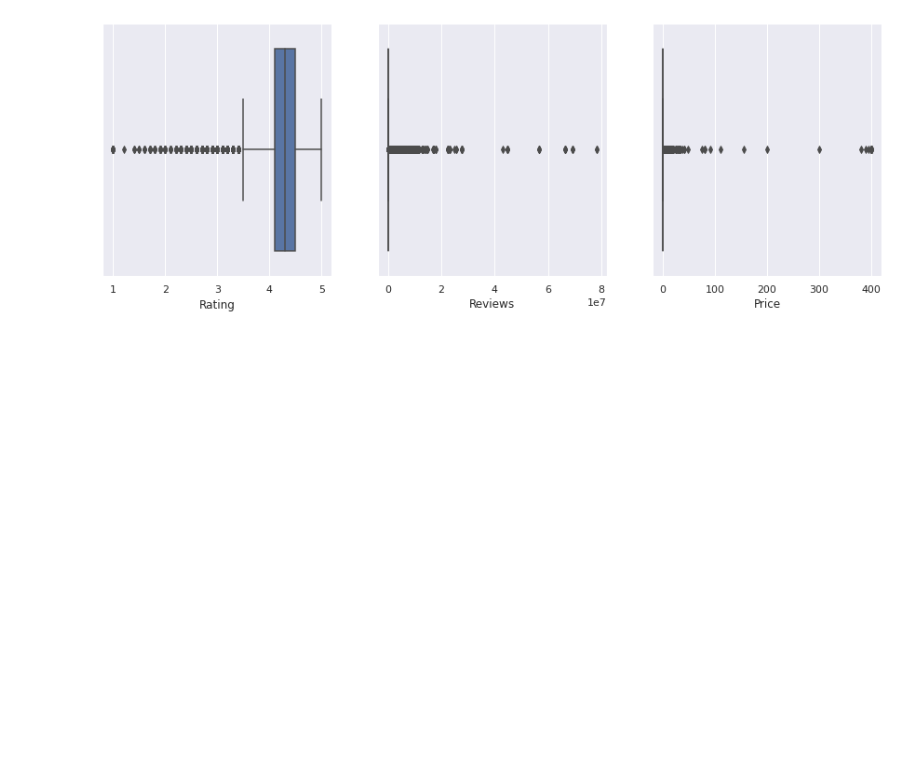
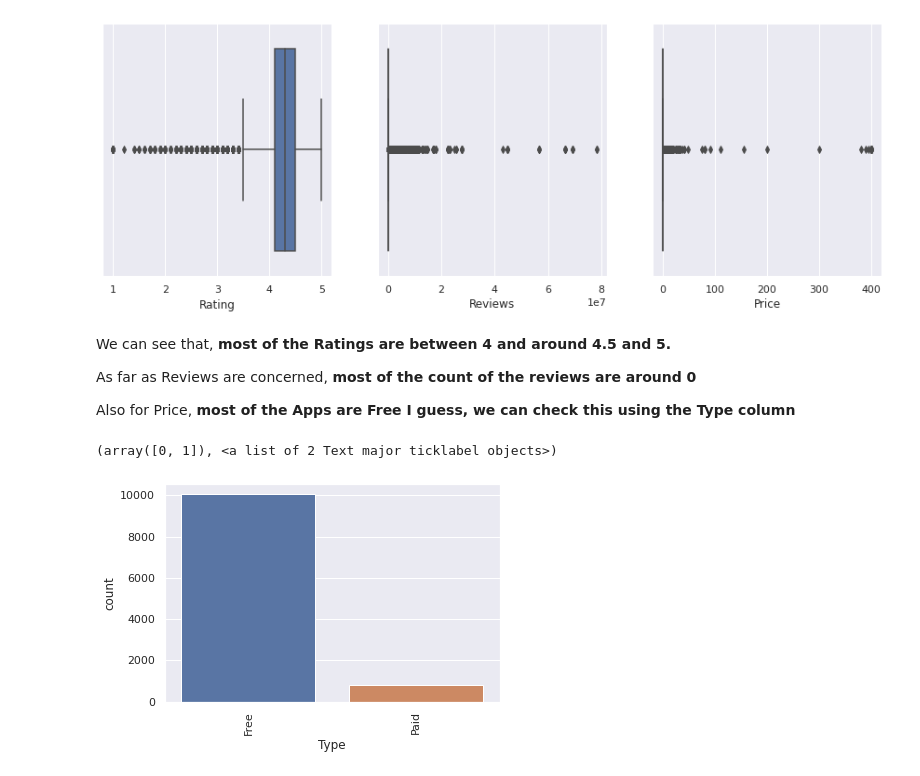
Before and after one commit to sanjaymkr/Google_Play_Store_Data_Analysis, a Jupyter notebook: Sanjay_Kumar_Google_Play_Store_Review.ipynb, the cells around one changed output. Saved outputs shown, nothing was run; the diff lists cells and outputs as text; code cells hidden in the pictures; blank space fills up the shorter version.

```diff
--- a/Sanjay_Kumar_Google_Play_Store_Review.ipynb
+++ b/Sanjay_Kumar_Google_Play_Store_Review.ipynb
@@ -476,3 +476,15 @@ sns.boxplot(x='Price',data=play_store,ax=ax3)
 f.set_size_inches(15,5)
 # %% [output]
 [figure]
+# %% [markdown]
+We can see that, **most of the Ratings are between 4 and around 4.5 and 5.**
+
+As far as Reviews are concerned, **most of the count of the reviews are around 0**
+
+Also for Price, **most of the Apps are Free I guess, we can check this using the Type column**
+# %%
+sns.countplot(x='Type',data=play_store)
+plt.xticks(rotation=90)
+# %% [output]
+(array([0, 1]), <a list of 2 Text major ticklabel objects>)
+[figure, added]
```
Also changed, not shown: parts of 1 cell of this notebook.
